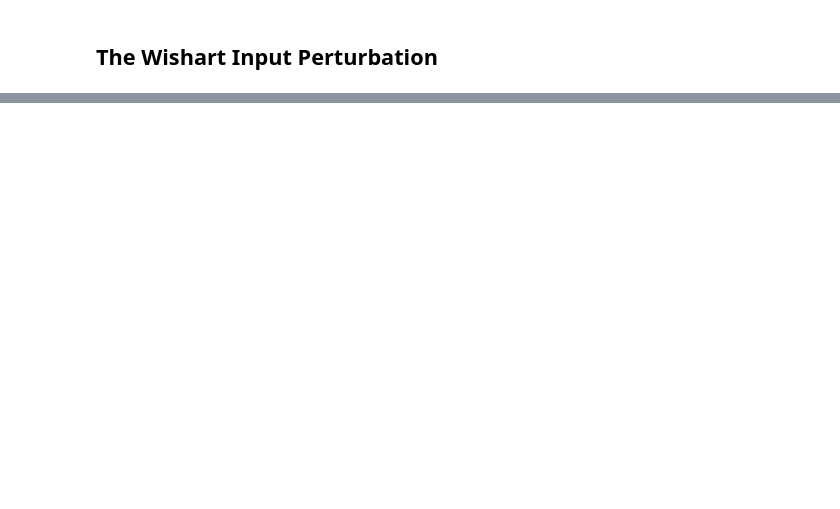
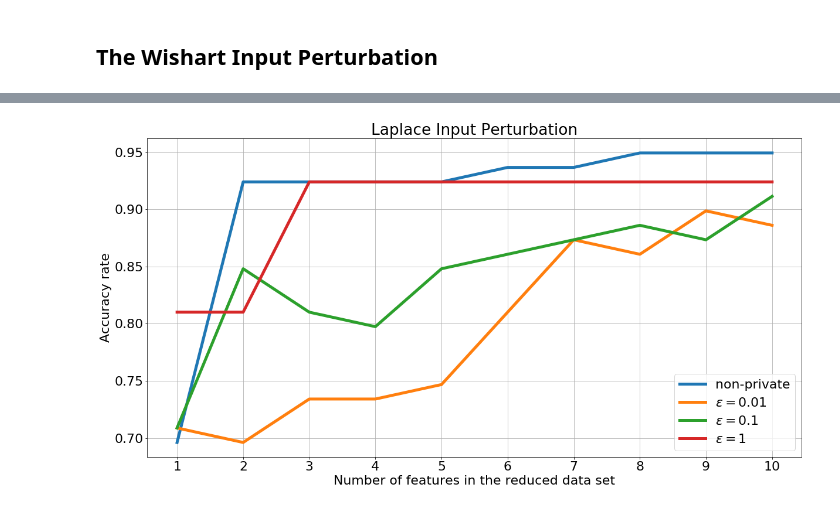
Before and after one commit to andrei-comanescu/dp_seminar, a Jupyter notebook: pca_logistic_regression.ipynb, the cells around one changed output, grey strips where cells are left out. Saved outputs shown, nothing was run; the diff lists cells and outputs as text; code cells hidden in the pictures; blank space fills up the shorter version.

```diff
--- a/pca_logistic_regression.ipynb
+++ b/pca_logistic_regression.ipynb
@@ -258,0 +266,28 @@ plt.show()
+# %%
+epsilon = [0.001, 0.01, 0.1, 0.5, 1]
+
+accuracy_laplace_mechanism = []
+for _epsilon in epsilon:
+
+    print("=" * 100)
+    print("Running for epsilon {}".format(_epsilon))
+    noisy_empirical_covariance_matrix = dp_algorithms.wishart_mechanism(x_train, _epsilon)
+
+    eigen_values, eigen_vectors = np.linalg.eig(noisy_empirical_covariance_matrix)
+
+    idx = eigen_values.argsort()[::-1]
+    eigen_values  = eigen_values[idx]
+    eigen_vectors = eigen_vectors[:, idx]
+
+    print("Eigenvalues: {}".format(eigen_values))
+
+    accuracy_temporary = []
+    for i in range(1, 11):
+        projected_train = np.matmul(x_train, eigen_vectors[:,:i])
+        projected_test  = np.matmul(x_test, eigen_vectors[:, :i])
+
+        regression = LogisticRegression(solver = 'liblinear').fit(projected_train, y_train)
+        accuracy_temporary.append(accuracy_score(regression.predict(projected_test), y_test))
+
+    print("Accuracy rate: {}".format(accuracy_temporary))
+    accuracy_laplace_mechanism.append(accuracy_temporary)
@@ -258,0 +312,18 @@ plt.show()
+# %%
+fig = plt.figure(figsize = (20, 10))
+ax  = fig.add_subplot(1, 1, 1)
+plt.grid()
+plt.xlabel("Number of features in the reduced data set")
+plt.ylabel("Accuracy rate")
+plt.title("Laplace Input Perturbation")
+plt.plot(range(1, 11), accuracy, label = 'non-private', linewidth = 5)
+plt.plot(range(1, 11), accuracy_laplace_mechanism[1], label = '$\epsilon = 0.01$', linewidth = 5)
+plt.plot(range(1, 11), accuracy_laplace_mechanism[2], label = '$\epsilon = 0.1$', linewidth = 5)
+plt.plot(range(1, 11), accuracy_laplace_mechanism[4], label = '$\epsilon = 1$', linewidth = 5)
+plt.legend(loc = 'best')
+ax.set_xticks(range(1, 11))
+plt.show()
+
+fig.savefig('laplace_mechanism_logistic.pdf')
+# %% [output]
+[figure, added]
```
Also changed, not shown: parts of 8 cells of this notebook, 2 other files.
